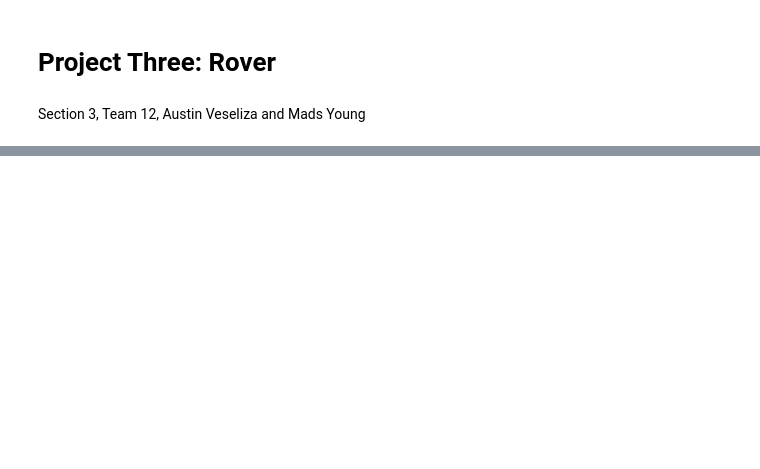
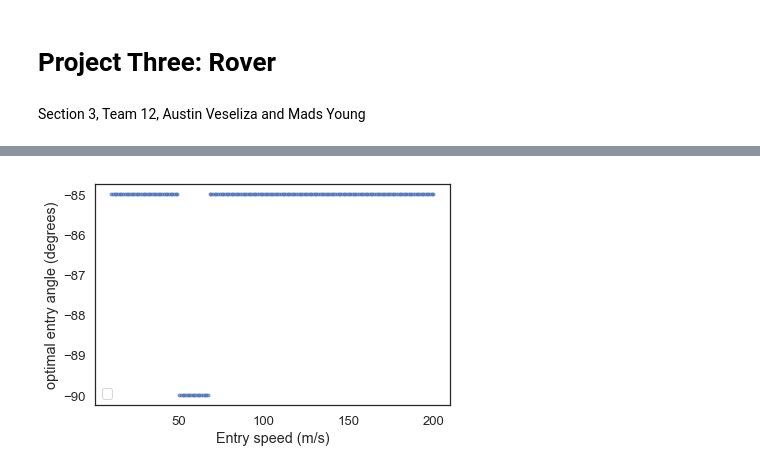
Before and after one commit to AustinVes/ModSim-Project3, a Jupyter notebook: P3Essay.ipynb, the cells around one changed output, grey strips where cells are left out. Drawn from its saved outputs; the diff is of its cells as text; code cells hidden in the pictures; blank space fills up the shorter version.

```diff
--- a/P3Essay.ipynb
+++ b/P3Essay.ipynb
@@ -23,3 +36,9 @@ atmosphere density = e ^ (-y/e) * 0.0072
 
 force of drag = 1/2 * atmosphere density  * velocity squared * reference area * drag coefficient
 ### Python
+# %%
+m = UNITS.meter
+s = UNITS.second
+kg = UNITS.kilogram
+degree = UNITS.degree
+N = UNITS.newton
@@ -25,0 +310,35 @@ force of drag = 1/2 * atmosphere density  * velocity squared * reference area *
+# %%
+def assemble_data(dir_path):
+    """Reassembles optimized data from collection of JSON files.
+
+    dir_path: path to data directory ending with '/'
+
+    returns: Dictionary object containing the optimum thrust, landing speed,
+    and descent time for every entry angle between 0 and -90 degrees for each
+    entry speed recorded in the data folder
+    """
+
+    data_dict = {}
+
+    all_files = os.listdir(dir_path)
+    json_files = [f for f in all_files if f.endswith('.json')]
+
+    for filename in json_files:
+        speed = int(filename.split('.')[0])
+
+        with open(dir_path + filename, 'r') as data_file:
+            data_dict[speed] = {int(a): d for a,d in json.load(data_file).items()}
+
+    return data_dict
+# %%
+data = assemble_data('data/');
+# %%
+entry_speeds = [s for s in data]
+optimal_angles = [min(data[s], key=lambda a: data[s][a]['impact_speed']) for s in data]
+optimal_thrusts = [data[s][a]['optimal_thrust'] for s, a in zip(data, optimal_angles)]
+optimal_speeds = [data[s][a]['impact_speed'] for s, a in zip(data, optimal_angles)];
+# %%
+plot(entry_speeds, optimal_angles, '.')
+decorate(xlabel='Entry speed (m/s)', ylabel='optimal entry angle (degrees)')
+# %% [output]
+[figure, added]
```
Also changed, not shown: parts of 27 cells of this notebook, 1 other file.
